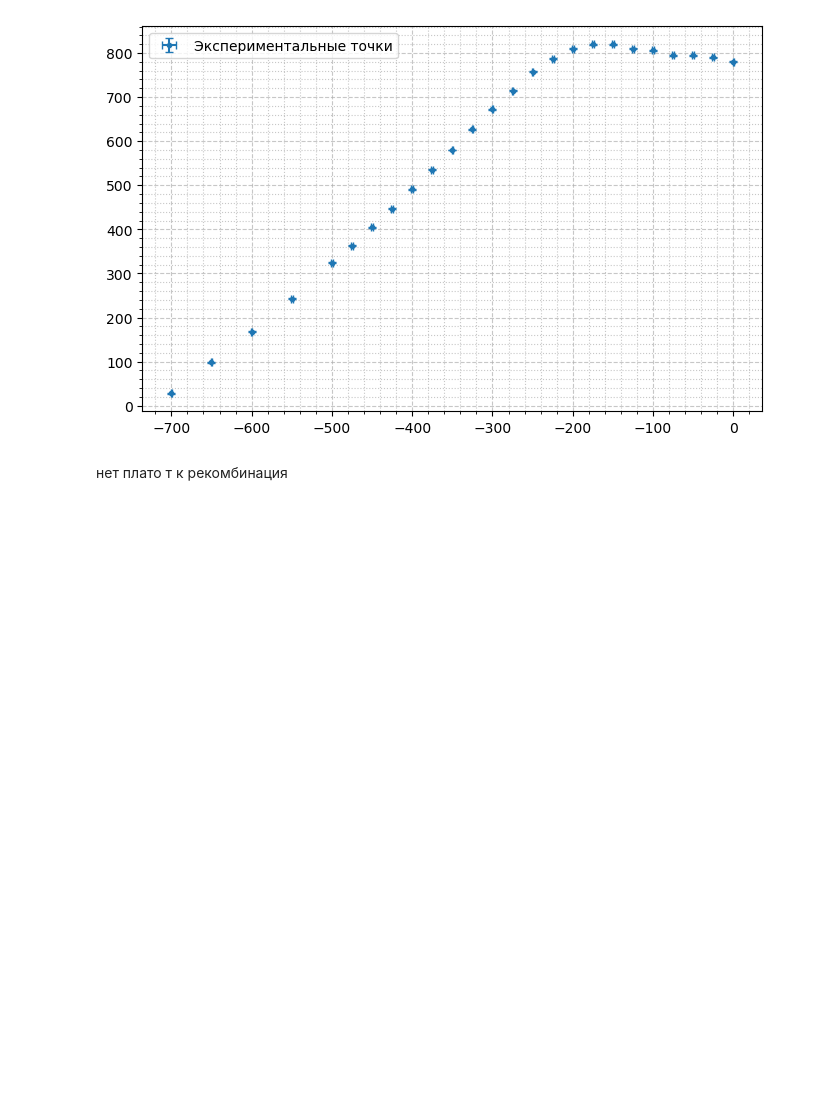
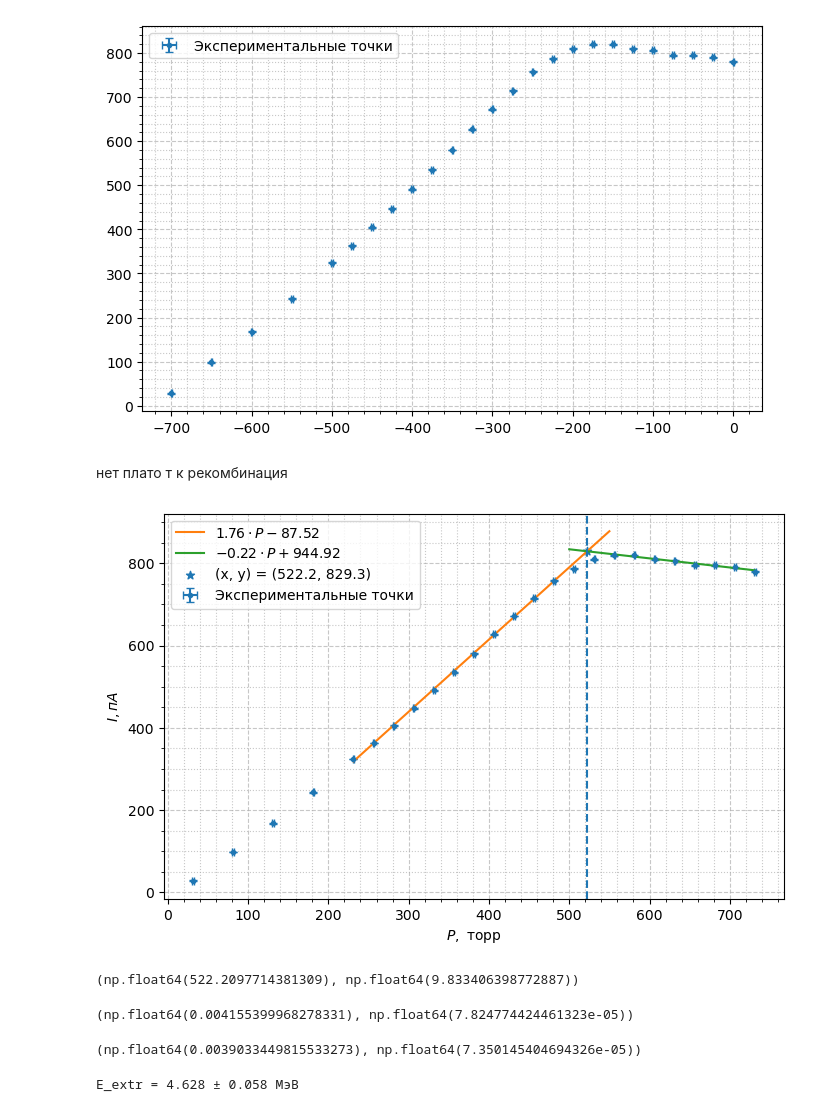
Before and after one commit to UjeNeTORT/labs, a Jupyter notebook: sem_5/5.4.1/laba.ipynb, the cells around one changed output. Saved outputs shown, nothing was run; the diff lists cells and outputs as text; code cells hidden in the pictures; blank space fills up the shorter version.

```diff
--- a/sem_5/5.4.1/laba.ipynb
+++ b/sem_5/5.4.1/laba.ipynb
@@ -29,6 +178,8 @@ I       = [  28,   98,  168,  243,  324,  363,  405,  447,  491,  535,  580,  62
 delta_P = [-700, -650, -600, -550, -500, -475, -450, -425, -400, -375, -350, -325, -300, -275, -250, -225, -200, -175, -150, -125, -100, -75, -50, -25,   0] # torr
 I_err = [1] * len(I)
 delta_P_err = [1] * len(delta_P)
+P = np.array(delta_P) + P_atm_torr
+I = np.array(I)
 # %%
 plot(delta_P, I, delta_P_err, I_err, "", "", "")
 # %% [output]
@@ -36,3 +187,34 @@ plot(delta_P, I, delta_P_err, I_err, "", "", "")
 [figure]
 # %% [markdown]
 нет плато т к рекомбинация
+# %%
+plot(P, I, delta_P_err, I_err, "$P, ~\\text{торр}$", "$I, пА$", "")
+
+k1, b1, kerr1, berr1 = LeastSquares(P[4:-10], I[4:-10])
+
+P_fit = np.linspace(P[4], 550, 200)
+I_fit = k1 * P_fit + b1
+plt.plot(P_fit, I_fit, label=f'${round(k1, 2)} \\cdot P {round(b1, 2)}$')
+
+k2, b2, kerr2, berr2 = LeastSquares(P[-8:-1], I[-8:-1])
+P_fit = np.linspace(500, P[-1], 200)
+I_fit = k2 * P_fit + b2
+plt.plot(P_fit, I_fit, label=f'${round(k2, 2)} \\cdot P + {round(b2, 2)}$')
+
+x_intersect = (b1 - b2) / (k2 - k1)
+y_intersect = k1 * x_intersect + b1
+plt.scatter([x_intersect], [y_intersect], marker="*", label=f"(x, y) = ({x_intersect:.1f}, {y_intersect:.1f})")
+plt.axvline(x_intersect, linestyle="--")
+plt.legend()
+plt.show()
+# %% [output]
+[figure, added]
+# %%
+P_0 = x_intersect
+P_0_err = np.sqrt(((kerr1 * (b1 - b2) / (k1 - k2)**2))**2 +
+                  ((kerr2 * (b1 - b2) / (k1 - k2)**2))**2 +
+                  (berr1 / (k1 - k2))**2 +
+                  (berr2 / (k1 - k2))**2)
+P_0, P_0_err
+# %% [output]
+(np.float64(522.2097714381309), np.float64(9.833406398772887))
@@ -38,0 +223,26 @@ plot(delta_P, I, delta_P_err, I_err, "", "", "")
+# %%
+(rho_air * (10 - 0.5) / 2 * P_0 / P_atm_torr, rho_air * (10 - 0.5) / 2 * P_0_err / P_atm_torr)
+# %% [output]
+(np.float64(0.004155399968278331), np.float64(7.824774424461323e-05))
+# %%
+# пересчёт к 760 торр и 15 °C
+T_exp_C = 22.0
+T_exp = 273.15 + T_exp_C
+T_norm = 273.15 + 15.0
+P_norm = 760.0
+
+R_ext_norm = R_ext_exp * (P_atm_torr / P_norm) * (T_norm / T_exp)
+R_ext_norm_err = R_ext_exp_err * (P_atm_torr / P_norm) * (T_norm / T_exp)
+R_ext_norm * rho_air, R_ext_norm_err * rho_air
+# %% [output]
+(np.float64(0.0039033449815533273), np.float64(7.350145404694326e-05))
+# %%
+alpha = 2/3
+
+E_ext = (R_ext_norm / 0.32)**alpha
+
+E_ext_err = (2/3) * E_ext * (R_ext_norm_err / R_ext_norm)
+
+print(f"E_extr = {E_ext:.3f} ± {E_ext_err:.3f} МэВ")
+# %% [output]
+E_extr = 4.628 ± 0.058 МэВ
```
Also changed, not shown: parts of 11 cells of this notebook.
